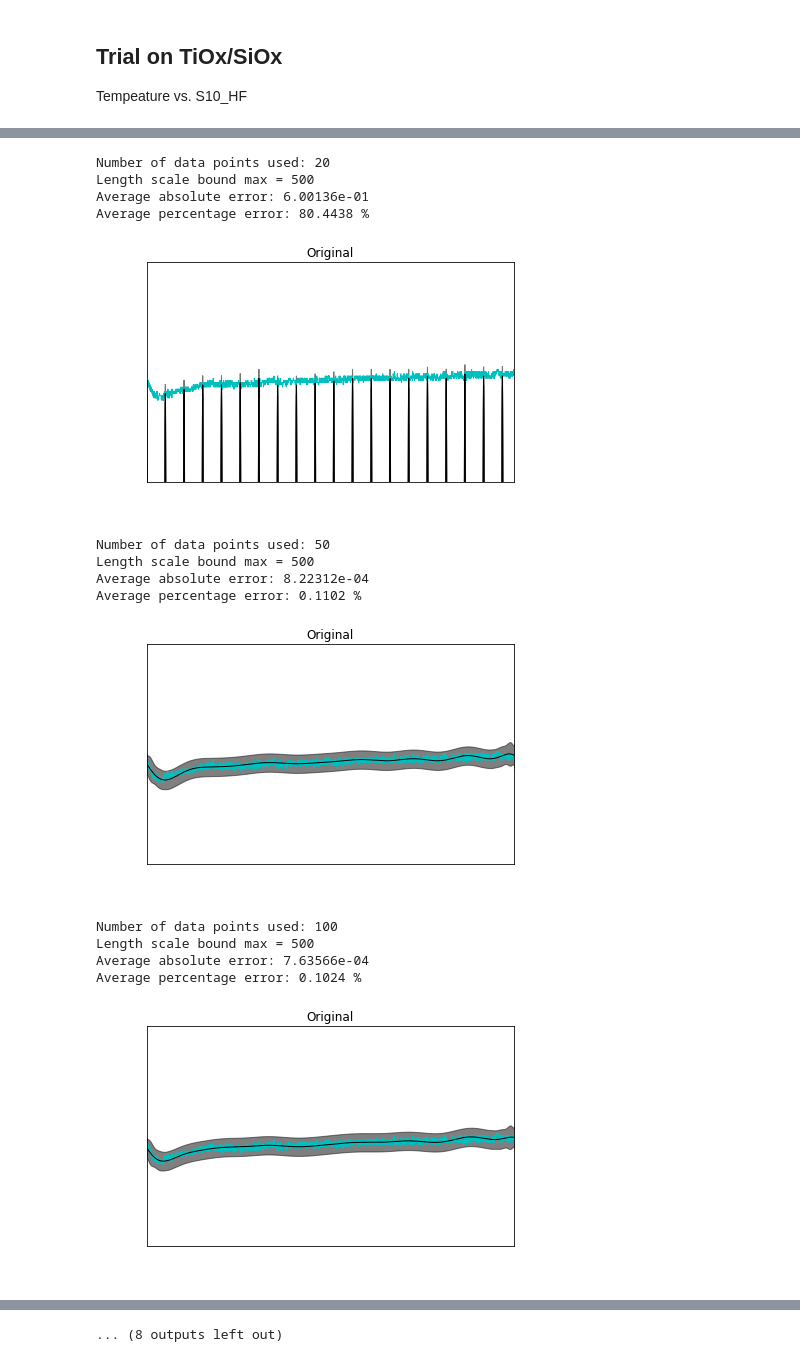
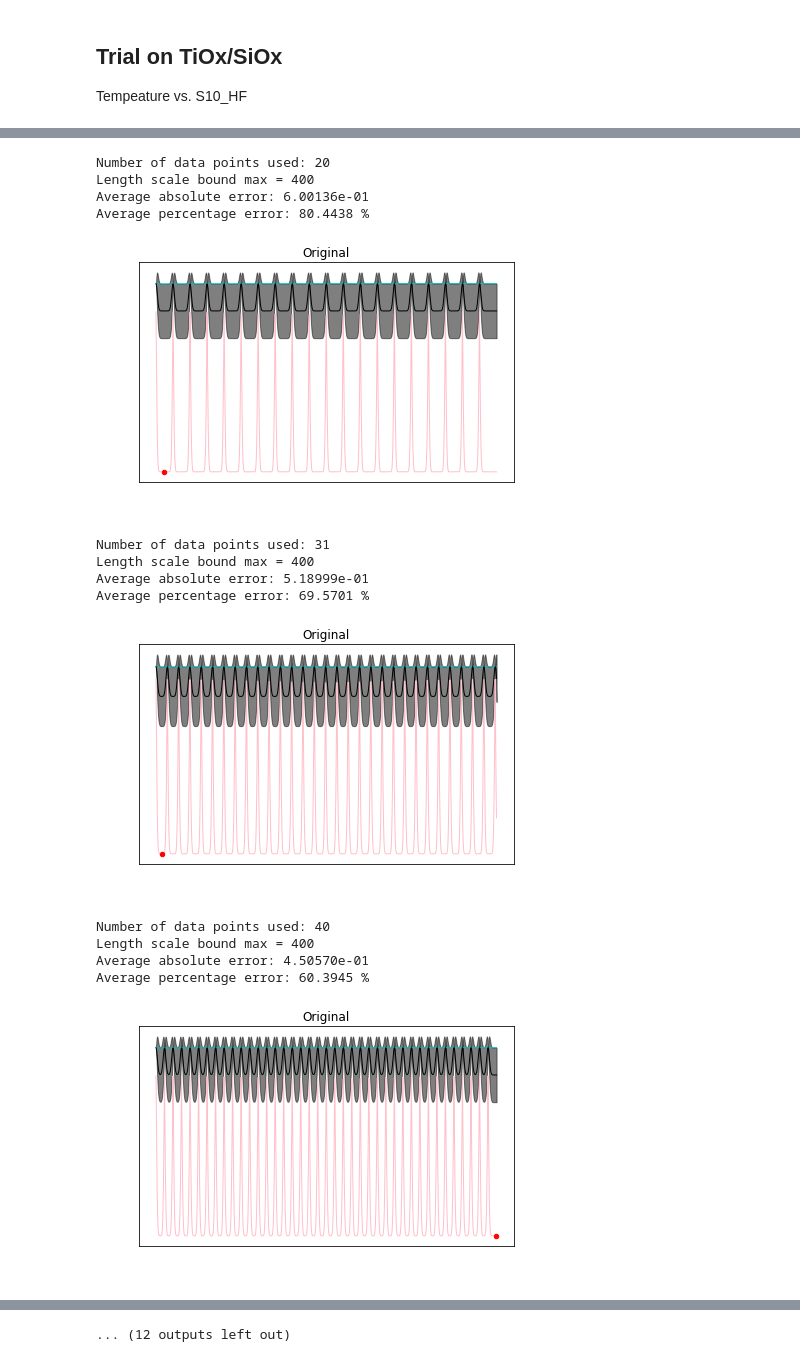
Before and after one commit to michelleliu1027/Bayesian_PV, a Jupyter notebook: BO_lengthscale.ipynb, the cells around one changed output, grey strips where cells are left out. Saved outputs shown, nothing was run; the diff lists cells and outputs as text; code cells hidden in the pictures.

```diff
--- a/BO_lengthscale.ipynb
+++ b/BO_lengthscale.ipynb
@@ -78,7 +78,7 @@ length_scale_bounds_MIN = 1e-4
 for length_scale_bounds_MAX in (10,20,50,100,200,400,500,700,1000,1500,2000):
     kernel = 1.0 * RBF(length_scale=20,length_scale_bounds=(length_scale_bounds_MIN, length_scale_bounds_MAX)) + WhiteKernel(noise_level=0.0001)
     gp = GaussianProcessRegressor(kernel=kernel,alpha=0.0).fit(X, Y)
-    y_mean = gp.predict(X_[:, np.newaxis])
+    y_mean, y_cov = gp.predict(X_[:, np.newaxis], return_cov=True)
     print('Length scale bound max =',length_scale_bounds_MAX)
     print ('Average absolute error:',
     np.format_float_scientific(np.mean(np.absolute(y_normal-y_mean)),precision=5))
@@ -111,42 +111,81 @@ Average absolute error: 7.58718e-04
 Average percentage error: 0.1017 %
 [figure]
 ... (10 outputs left out)
+# %%
+# Find the minimum value in the bound
+# 5000 * 5000
+# Find minimum value in the last row as the minimum value for the bound
+
+def ucb(X , gp, dim, delta):
+    """
+    Calculates the GP-UCB acquisition function values
+    Inputs: gp: The Gaussian process, also contains all data
+            x:The point at which to evaluate the acquisition function
+    Output: acq_value: The value of the aquisition function at point x
+    """
+    mean, var = gp.predict(X[:, np.newaxis], return_cov=True)
+    mean = np.atleast_2d(mean).T
+    var = np.atleast_2d(var).T
+    beta = 2*np.log(np.power(5000,2.1)*np.square(math.pi)/(3*delta))
+    return mean - np.sqrt(beta)* np.sqrt(np.diag(var))
 # %%
 # Preparing training set from a range of data points
 # Kernel setting
-length_scale_bounds_MAX = 500
+length_scale_bounds_MAX = 400
 length_scale_bounds_MIN = 1e-4
 
-for NUM_OF_DATA_POINTS in (20,50,100,200,500,1000,2000,3000,4000,5000):
+for NUM_OF_DATA_POINTS in (20,30,40,50,60,80,100,120,150,200,300,500):
     x_loop = np.arange(0,5000,int(5000/NUM_OF_DATA_POINTS))
     X = x_normal[x_loop].reshape(x_loop.size)
     Y = y_normal[x_loop]
     X = X.reshape(x_loop.size,1)
 
     kernel = 1.0 * RBF(length_scale=20,length_scale_bounds=(length_scale_bounds_MIN, length_scale_bounds_MAX)) + WhiteKernel(noise_level=0.00000001)
     gp = GaussianProcessRegressor(kernel=kernel,alpha=0.0).fit(X, Y)
-    y_mean = gp.predict(X_[:, np.newaxis])
+    y_mean, y_cov = gp.predict(X_[:, np.newaxis], return_cov=True)
+
+    # Get ucb prediction
+    acp_value = ucb(X_, gp, 0.1, 5)
+    X_min = np.argmin(acp_value[-1])
+    ucb_y_min = acp_value[-1]
 
     print('Number of data points used:', x_loop.size)
     print('Length scale bound max =',length_scale_bounds_MAX)
     print ('Average absolute error:',
     np.format_float_scientific(np.mean(np.absolute(y_normal-y_mean)),precision=5))
     print ('Average percentage error:',
     np.format_float_positional(np.mean(np.absolute((y_normal-y_mean)/y_normal*100)),precision=4),'%')
-    plot(x_normal ,y_normal, X,X_,y_mean,Y,y_cov)
+
+    #plot function
+    plt.figure()
+    plt.plot(X_, y_mean, 'k', lw=1, zorder=4)
+    plt.fill_between(X_, y_mean - np.sqrt(np.diag(y_cov)),y_mean + np.sqrt(np.diag(y_cov)),alpha=0.5, color='k')
+    plt.plot(x_normal, y_normal, 'c', lw=1, zorder=2)
+    plt.plot(x_normal,ucb_y_min,'pink',lw=1,zorder=5)
+    plt.scatter(np.argmin(ucb_y_min), min(ucb_y_min), c='r', s=20, zorder=6)
+
+    plt.tick_params(axis='y', colors = 'white')
+    plt.tick_params(axis='x', colors = 'white')
+    plt.ylabel('Lifetime',color = 'white')
+    plt.xlabel('Time',color = 'white')
+    plt.title('Original')
+    # plt.xlim(0,4900)
+    # plt.ylim(0.7,0.8)
+    plt.tight_layout()
+    plt.show()
 # %% [output]
 Number of data points used: 20
-Length scale bound max = 500
+Length scale bound max = 400
 Average absolute error: 6.00136e-01
 Average percentage error: 80.4438 %
-[figure, old version]
+[figure, new version]
-Number of data points used: 50
-Length scale bound max = 500
-Average absolute error: 8.22312e-04
-Average percentage error: 0.1102 %
+Number of data points used: 31
+Length scale bound max = 400
+Average absolute error: 5.18999e-01
+Average percentage error: 69.5701 %
-[figure, old version]
+[figure, new version]
-Number of data points used: 100
-Length scale bound max = 500
-Average absolute error: 7.63566e-04
-Average percentage error: 0.1024 %
+Number of data points used: 40
+Length scale bound max = 400
+Average absolute error: 4.50570e-01
+Average percentage error: 60.3945 %
-[figure, old version]
+[figure, new version]
@@ -168 +207 @@ Average percentage error: 0.0941 %
-... (8 outputs left out)
+... (12 outputs left out)
```
Also changed, not shown: parts of 2 cells of this notebook.
